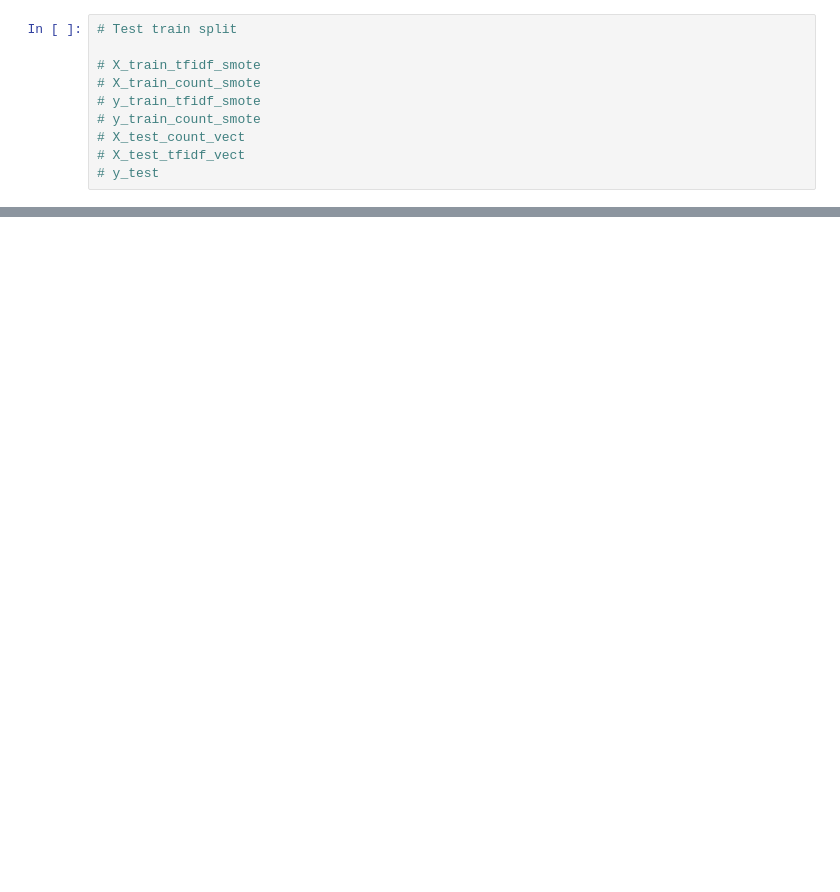
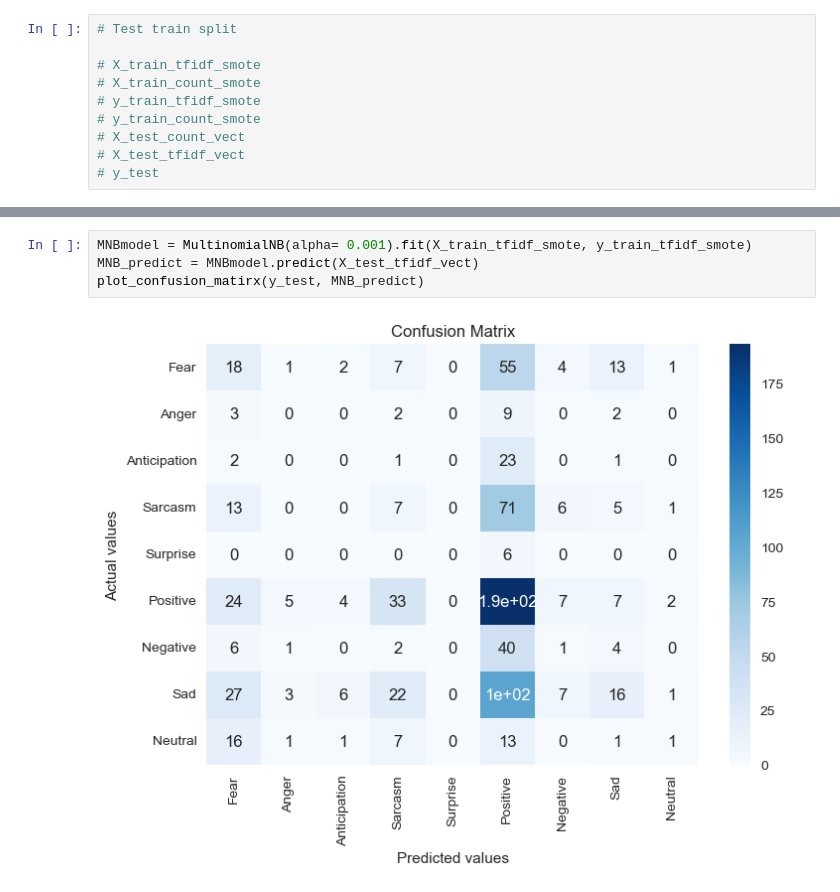
Before and after one commit to thirukos/MachineLearning-SentimentAnalysis, a Jupyter notebook: Models/EnsembleModel.ipynb, the cells around one changed output, grey strips where cells are left out. Drawn from its saved outputs; the diff is of its cells as text; blank space fills up the shorter version.

```diff
--- a/Models/EnsembleModel.ipynb
+++ b/Models/EnsembleModel.ipynb
@@ -130,0 +197,6 @@ print('naive bayes tfidf accuracy %s' % accuracy_score(y_pred, y_val))
+# %%
+MNBmodel = MultinomialNB(alpha= 0.001).fit(X_train_tfidf_smote, y_train_tfidf_smote)
+MNB_predict = MNBmodel.predict(X_test_tfidf_vect)
+plot_confusion_matirx(y_test, MNB_predict)
+# %% [output]
+[figure, added]
```
Also changed, not shown: parts of 22 cells of this notebook, 2 other files.
